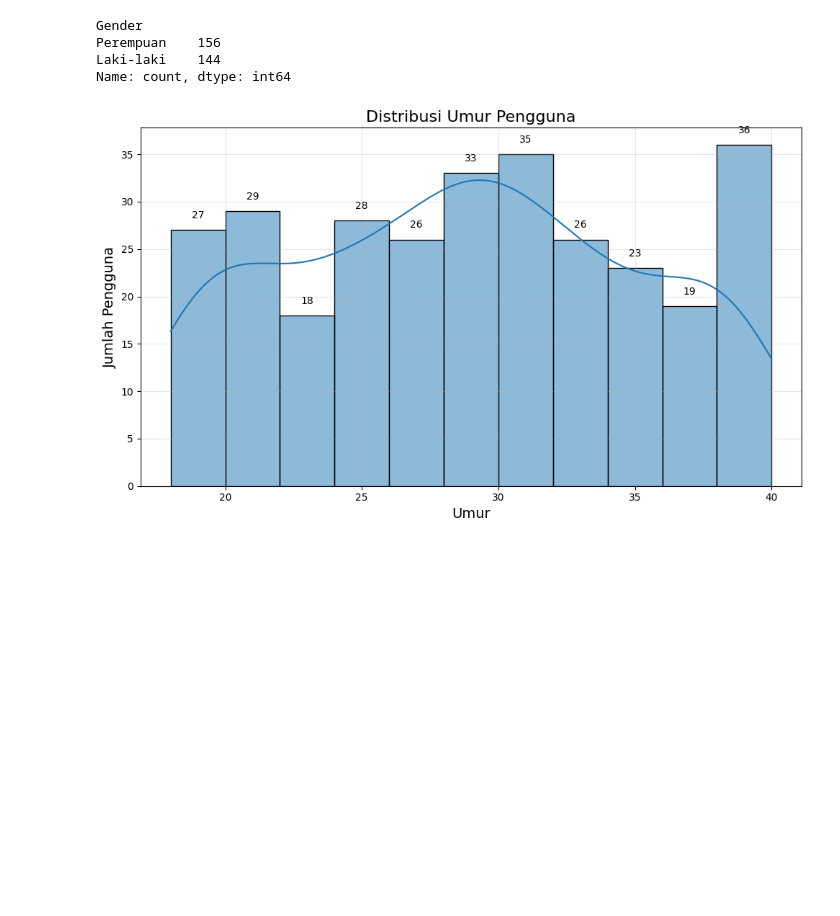
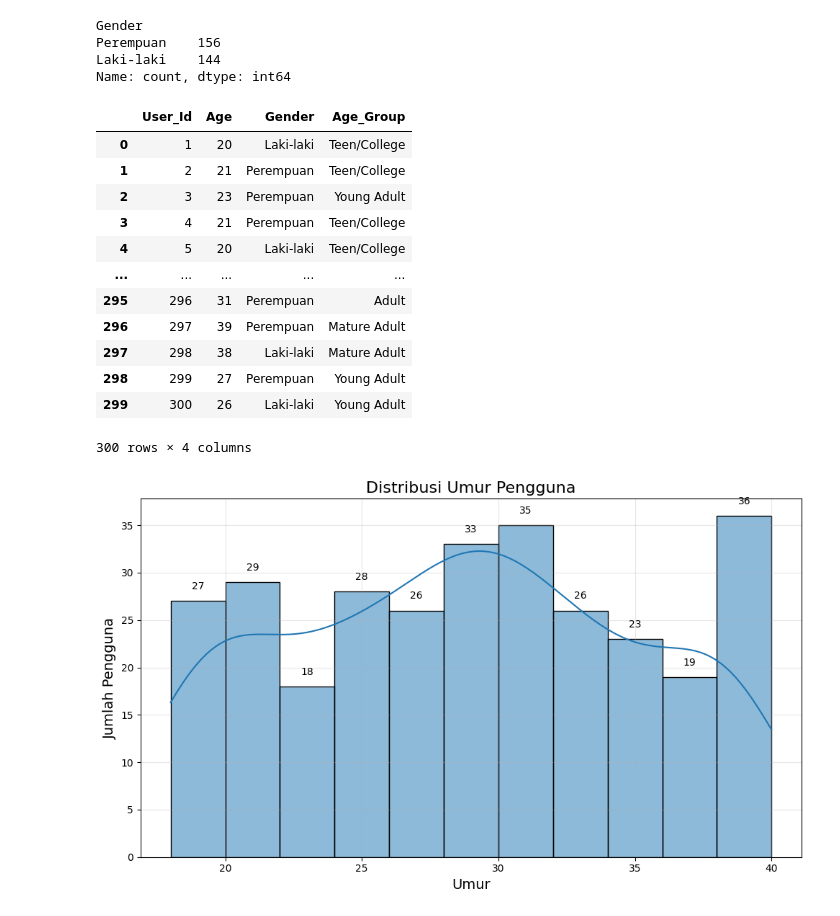
Before and after one commit to ivana27lita/recsys-objek-wisata, a Jupyter notebook: src/preprocessing.ipynb, the cells around one changed output. Cells and saved outputs as stored; diff of their text form; code cells hidden in the pictures; blank space fills up the shorter version.

```diff
--- a/src/preprocessing.ipynb
+++ b/src/preprocessing.ipynb
@@ -256,16 +256,31 @@ Name: count, dtype: int64
 # %%
 # Menambahkan kolom Age_Group
 def get_age_group(age):
     if 18 <= age <= 22:
         return 'Teen/College'
     elif 23 <= age <= 27:
         return 'Young Adult'
     elif 28 <= age <= 32:
         return 'Adult'
     else:
         return 'Mature Adult'
 
 df_users['Age_Group'] = df_users['Age'].apply(get_age_group)
+df_users
+# %% [output]
+|  | User_Id | Age | Gender | Age_Group |
+| 0 | 1 | 20 | Laki-laki | Teen/College |
+| 1 | 2 | 21 | Perempuan | Teen/College |
+| 2 | 3 | 23 | Perempuan | Young Adult |
+| 3 | 4 | 21 | Perempuan | Teen/College |
+| 4 | 5 | 20 | Laki-laki | Teen/College |
+| ... | ... | ... | ... | ... |
+| 295 | 296 | 31 | Perempuan | Adult |
+| 296 | 297 | 39 | Perempuan | Mature Adult |
+| 297 | 298 | 38 | Laki-laki | Mature Adult |
+| 298 | 299 | 27 | Perempuan | Young Adult |
+| 299 | 300 | 26 | Laki-laki | Young Adult |
+300 rows × 4 columns
 # %%
 # Membuat histogram
 plt.figure(figsize=(10, 6))
```
